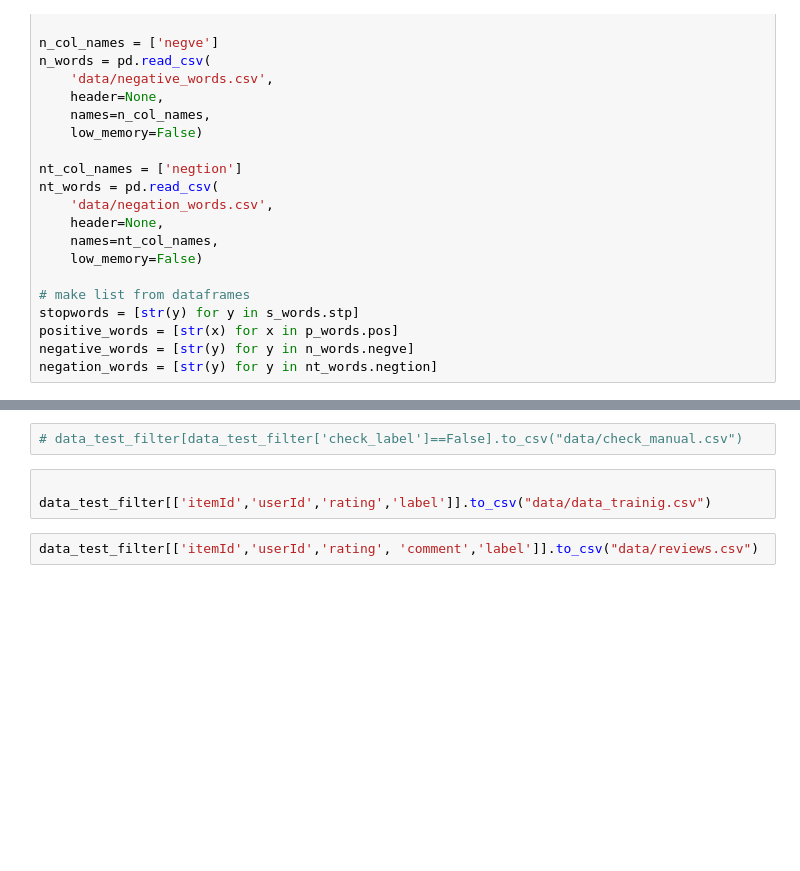
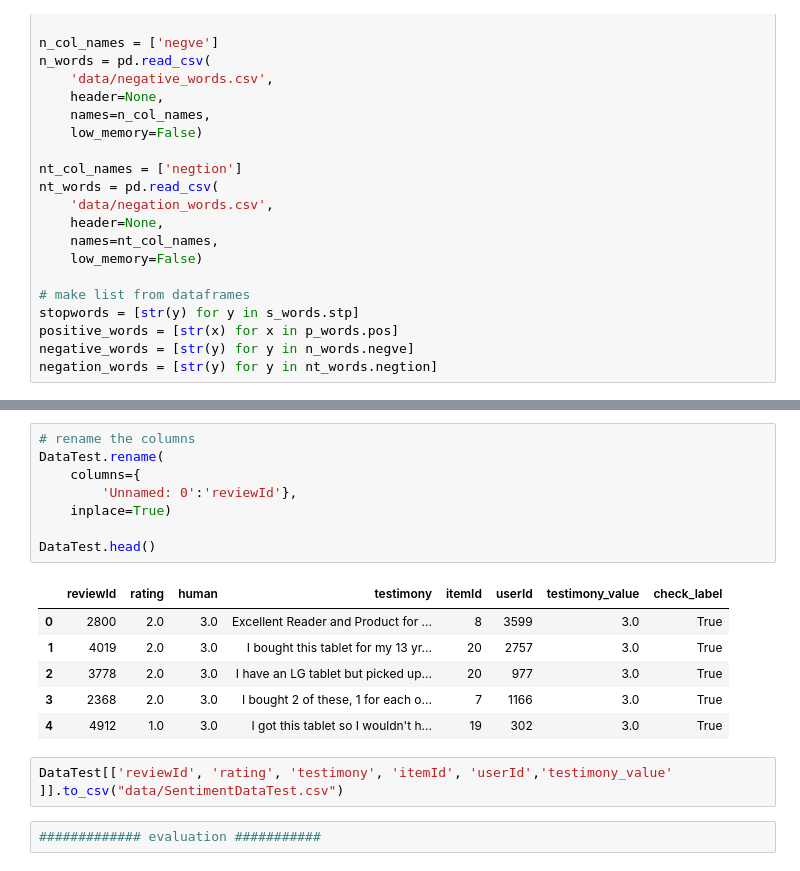
Before and after one commit to deadania14/RecommenderSystem, a Jupyter notebook: sentiment_analysis.ipynb, the cells around one changed output, grey strips where cells are left out. Cells and saved outputs as stored; diff of their text form; blank space fills up the shorter version.

```diff
--- a/sentiment_analysis.ipynb
+++ b/sentiment_analysis.ipynb
@@ -488,7 +272,19 @@ data_test_filter[data_test_filter['check_label']==False]
-# %%
-# data_test_filter[data_test_filter['check_label']==False].to_csv("data/check_manual.csv")
+# %%
+# rename the columns
+DataTest.rename(
+    columns={
+        'Unnamed: 0':'reviewId'},
+    inplace=True)
+
+DataTest.head()
+# %% [output]
+|  | reviewId | rating | human | testimony | itemId | userId | testimony_value | check_label |
+| 0 | 2800 | 2.0 | 3.0 | Excellent Reader and Product for ... | 8 | 3599 | 3.0 | True |
+| 1 | 4019 | 2.0 | 3.0 | I bought this tablet for my 13 yr... | 20 | 2757 | 3.0 | True |
+| 2 | 3778 | 2.0 | 3.0 | I have an LG tablet but picked up... | 20 | 977 | 3.0 | True |
+| 3 | 2368 | 2.0 | 3.0 | I bought 2 of these, 1 for each o... | 7 | 1166 | 3.0 | True |
+| 4 | 4912 | 1.0 | 3.0 | I got this tablet so I wouldn't h... | 19 | 302 | 3.0 | True |
 # %%
-
-data_test_filter[['itemId','userId','rating','label']].to_csv("data/data_trainig.csv")
+DataTest[['reviewId', 'rating', 'testimony', 'itemId', 'userId','testimony_value' ]].to_csv("data/SentimentDataTest.csv")
-# %%
-data_test_filter[['itemId','userId','rating', 'comment','label']].to_csv("data/reviews.csv")
+# %%
+############# evaluation ###########
```
Also changed, not shown: parts of 37 cells of this notebook, 29 other files.
